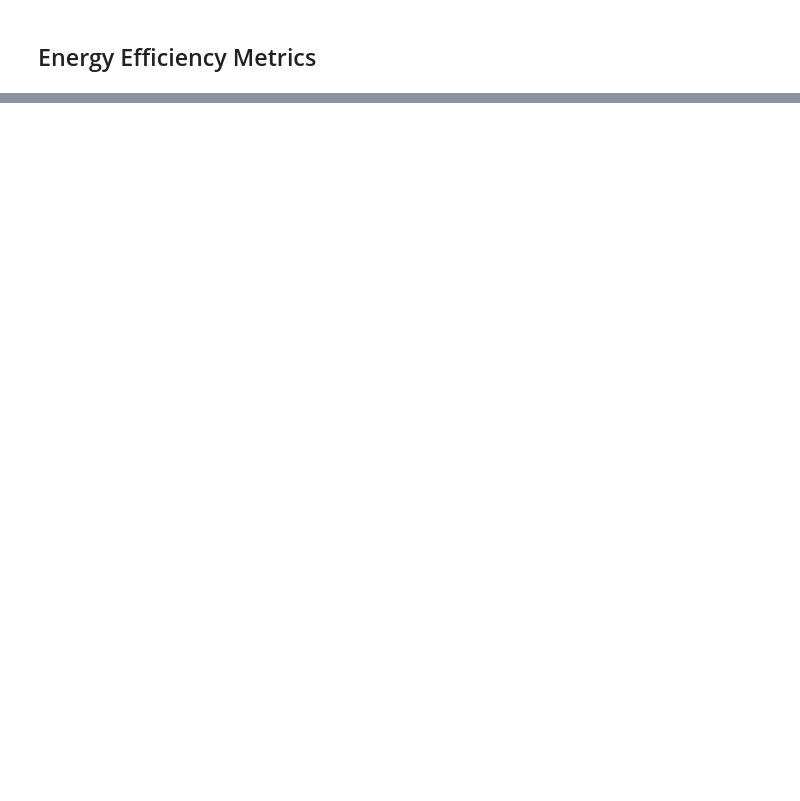
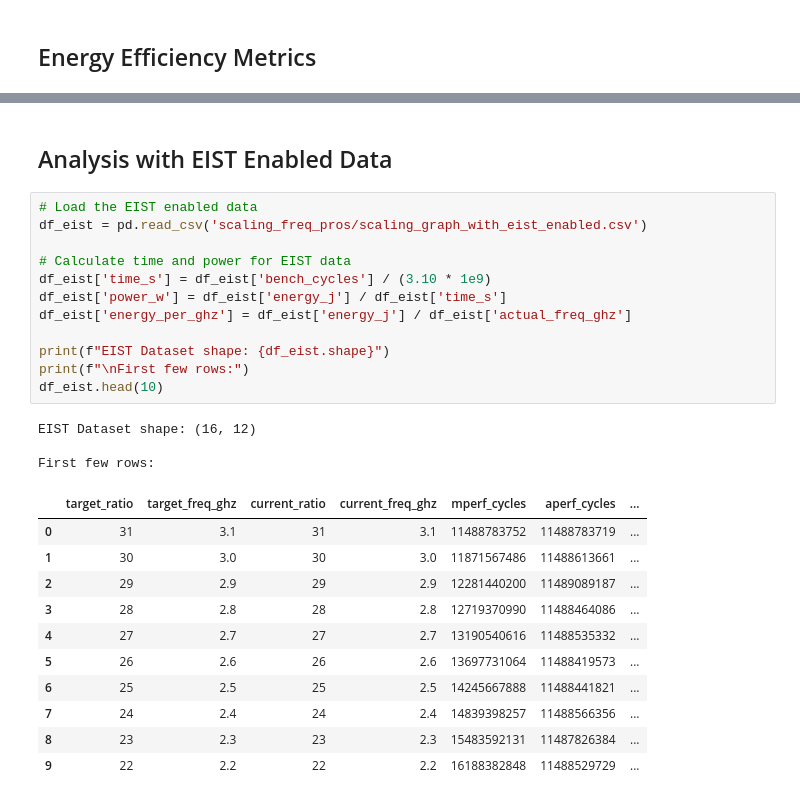
Before and after one commit to sondreross/testing, a Jupyter notebook: frequency_energy_analysis.ipynb, the cells around one changed output, grey strips where cells are left out. Cells and saved outputs as stored; diff of their text form; blank space fills up the shorter version.

```diff
--- a/frequency_energy_analysis.ipynb
+++ b/frequency_energy_analysis.ipynb
@@ -81,0 +191,29 @@ print(df[['actual_freq_ghz', 'energy_j', 'energy_per_ghz']].sort_values('energy_
+# %% [markdown]
+## Analysis with EIST Enabled Data
+# %%
+# Load the EIST enabled data
+df_eist = pd.read_csv('scaling_freq_pros/scaling_graph_with_eist_enabled.csv')
+
+# Calculate time and power for EIST data
+df_eist['time_s'] = df_eist['bench_cycles'] / (3.10 * 1e9)
+df_eist['power_w'] = df_eist['energy_j'] / df_eist['time_s']
+df_eist['energy_per_ghz'] = df_eist['energy_j'] / df_eist['actual_freq_ghz']
+
+print(f"EIST Dataset shape: {df_eist.shape}")
+print(f"\nFirst few rows:")
+df_eist.head(10)
+# %% [output]
+EIST Dataset shape: (16, 12)
+
+First few rows:
+|  | target_ratio | target_freq_ghz | current_ratio | current_freq_ghz | mperf_cycles | aperf_cycles | ... |
+| 0 | 31 | 3.1 | 31 | 3.1 | 11488783752 | 11488783719 | ... |
+| 1 | 30 | 3.0 | 30 | 3.0 | 11871567486 | 11488613661 | ... |
+| 2 | 29 | 2.9 | 29 | 2.9 | 12281440200 | 11489089187 | ... |
+| 3 | 28 | 2.8 | 28 | 2.8 | 12719370990 | 11488464086 | ... |
+| 4 | 27 | 2.7 | 27 | 2.7 | 13190540616 | 11488535332 | ... |
+| 5 | 26 | 2.6 | 26 | 2.6 | 13697731064 | 11488419573 | ... |
+| 6 | 25 | 2.5 | 25 | 2.5 | 14245667888 | 11488441821 | ... |
+| 7 | 24 | 2.4 | 24 | 2.4 | 14839398257 | 11488566356 | ... |
+| 8 | 23 | 2.3 | 23 | 2.3 | 15483592131 | 11487826384 | ... |
+| 9 | 22 | 2.2 | 22 | 2.2 | 16188382848 | 11488529729 | ... |
```
Also changed, not shown: parts of 11 cells of this notebook, 1 other file.
